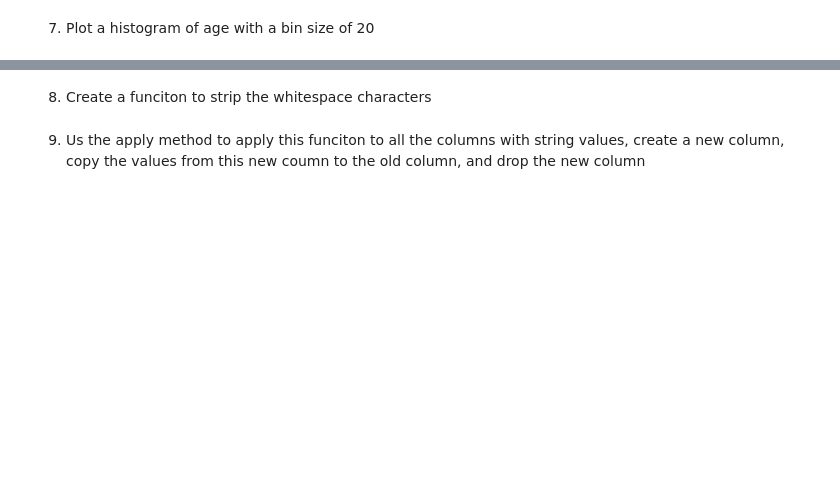
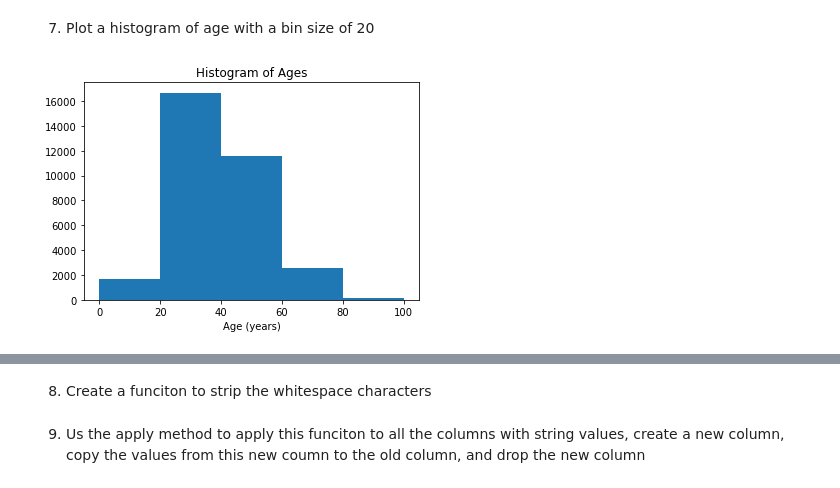
Before and after one commit to JoshuaShepard87/DSC540, a Jupyter notebook: week3/Joshua_Burden_Week3&4_Excerises.ipynb, the cells around one changed output, grey strips where cells are left out. Saved outputs shown, nothing was run; the diff lists cells and outputs as text; code cells hidden in the pictures; blank space fills up the shorter version.

```diff
--- a/week3/Joshua_Burden_Week3&4_Excerises.ipynb
+++ b/week3/Joshua_Burden_Week3&4_Excerises.ipynb
@@ -139,2 +181,5 @@ Activity 6: Working with the Adult Income Dataset (UCI)
 # %% [markdown]
 4) Add a name of Income for the response to the dataset
+# %%
+headers += ['income']
+headers
@@ -140,0 +201,2 @@ Activity 6: Working with the Adult Income Dataset (UCI)
+# %%
+dfUCI = pd.read_csv(csvURL, names=headers)
@@ -143,2 +238,7 @@ Activity 6: Working with the Adult Income Dataset (UCI)
 # %% [markdown]
 6) Create a DataFrame with only age, education, and occupation by using subsetting
+# %%
+keep_df = ['age', 'education', 'occupation']
+# %%
+subDF = dfUCI[keep_df]
+subDF
@@ -145,2 +259,9 @@ Activity 6: Working with the Adult Income Dataset (UCI)
 # %% [markdown]
 7) Plot a histogram of age with a bin size of 20
+# %%
+plt.hist(subDF['age'], bins=[0,20,40,60,80,100])
+plt.title("Histogram of Ages")
+plt.xlabel("Age (years)")
+plt.show()
+# %% [output]
+[figure, added]
```
Also changed, not shown: parts of 93 cells of this notebook, 3 other files.
